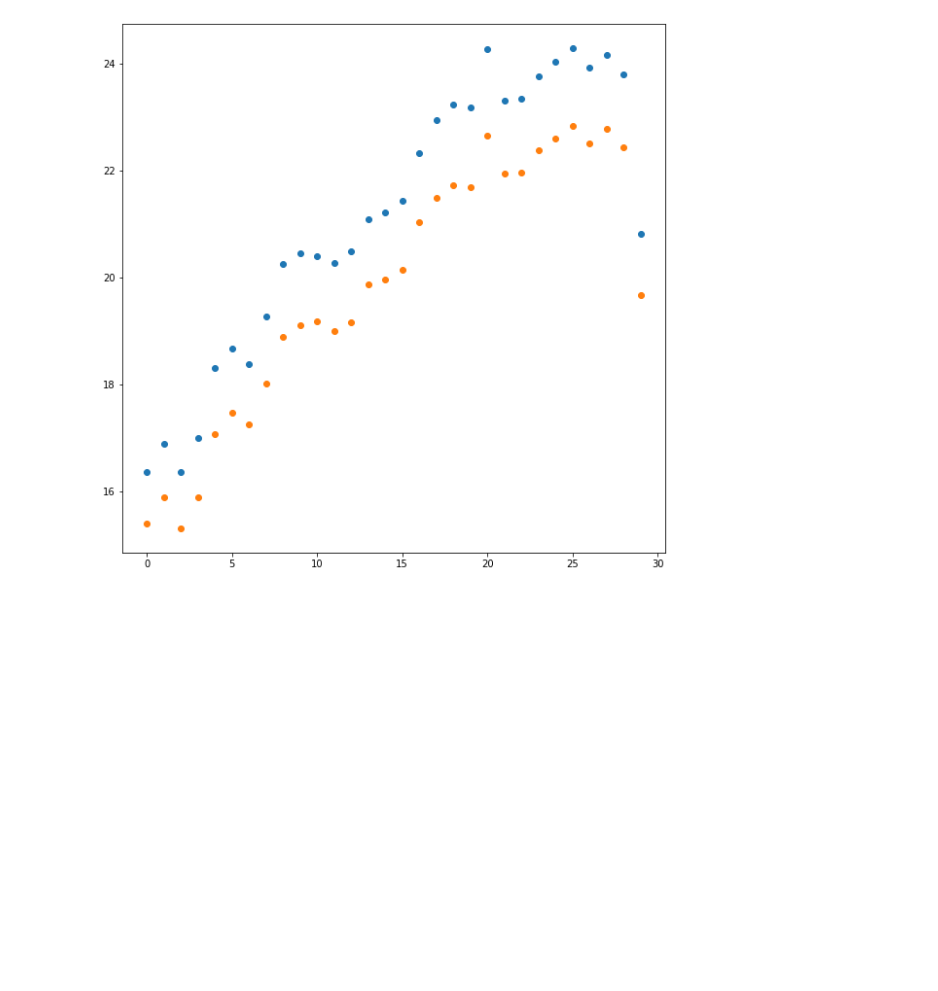
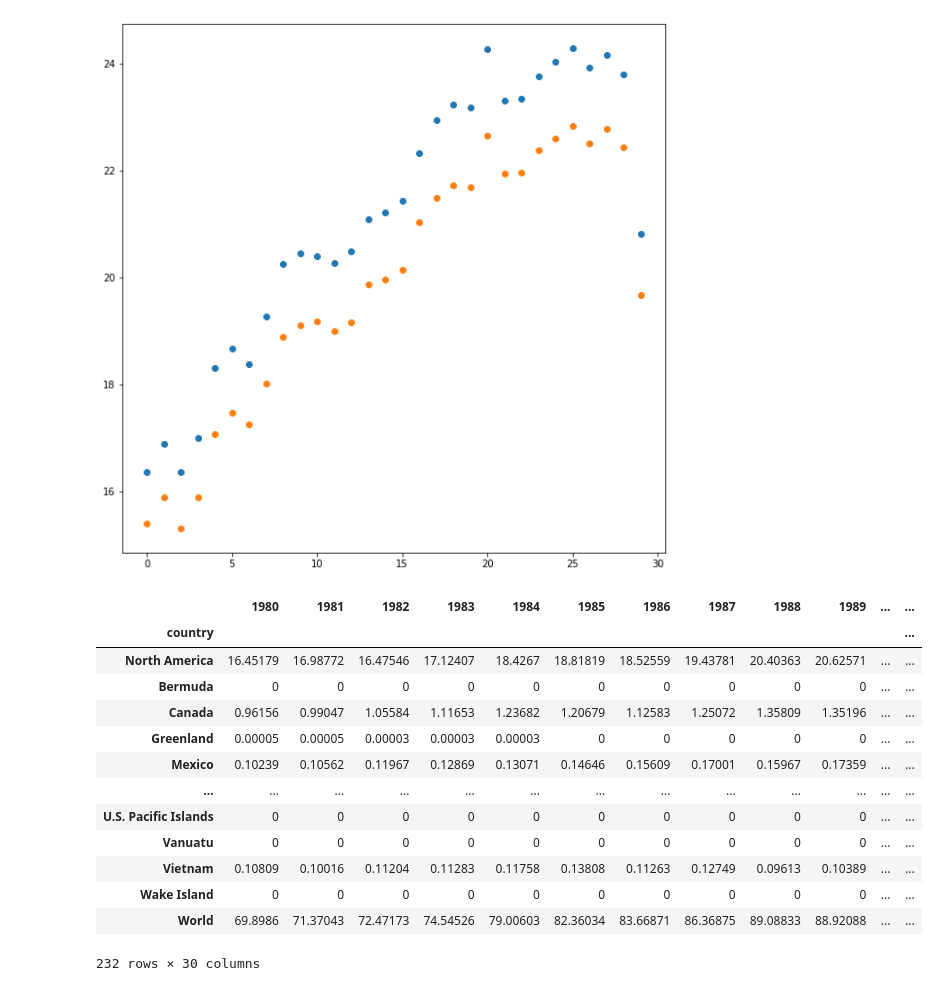
Before and after one commit to ashen007/Data-Visualization-with-Python, a Jupyter notebook: Lesson03/Extra/manipulating figure.ipynb, the cells around one changed output. Cells and saved outputs as stored; diff of their text form; code cells hidden in the pictures; blank space fills up the shorter version.

```diff
--- a/Lesson03/Extra/manipulating figure.ipynb
+++ b/Lesson03/Extra/manipulating figure.ipynb
@@ -49,0 +54,17 @@ plt.savefig('cola.png', dip=300, bbox_inches='tight')
+# %%
+cola_data
+# %% [output]
+|  | 1980 | 1981 | 1982 | 1983 | 1984 | 1985 | 1986 | 1987 | 1988 | 1989 | ... | ... |
+| country |  |  |  |  |  |  |  |  |  |  |  | ... |
+| North America | 16.45179 | 16.98772 | 16.47546 | 17.12407 | 18.4267 | 18.81819 | 18.52559 | 19.43781 | 20.40363 | 20.62571 | ... | ... |
+| Bermuda | 0 | 0 | 0 | 0 | 0 | 0 | 0 | 0 | 0 | 0 | ... | ... |
+| Canada | 0.96156 | 0.99047 | 1.05584 | 1.11653 | 1.23682 | 1.20679 | 1.12583 | 1.25072 | 1.35809 | 1.35196 | ... | ... |
+| Greenland | 0.00005 | 0.00005 | 0.00003 | 0.00003 | 0.00003 | 0 | 0 | 0 | 0 | 0 | ... | ... |
+| Mexico | 0.10239 | 0.10562 | 0.11967 | 0.12869 | 0.13071 | 0.14646 | 0.15609 | 0.17001 | 0.15967 | 0.17359 | ... | ... |
+| ... | ... | ... | ... | ... | ... | ... | ... | ... | ... | ... | ... | ... |
+| U.S. Pacific Islands | 0 | 0 | 0 | 0 | 0 | 0 | 0 | 0 | 0 | 0 | ... | ... |
+| Vanuatu | 0 | 0 | 0 | 0 | 0 | 0 | 0 | 0 | 0 | 0 | ... | ... |
+| Vietnam | 0.10809 | 0.10016 | 0.11204 | 0.11283 | 0.11758 | 0.13808 | 0.11263 | 0.12749 | 0.09613 | 0.10389 | ... | ... |
+| Wake Island | 0 | 0 | 0 | 0 | 0 | 0 | 0 | 0 | 0 | 0 | ... | ... |
+| World | 69.8986 | 71.37043 | 72.47173 | 74.54526 | 79.00603 | 82.36034 | 83.66871 | 86.36875 | 89.08833 | 88.92088 | ... | ... |
+232 rows × 30 columns
```
Also changed, not shown: parts of 6 cells of this notebook, 4 other files.
